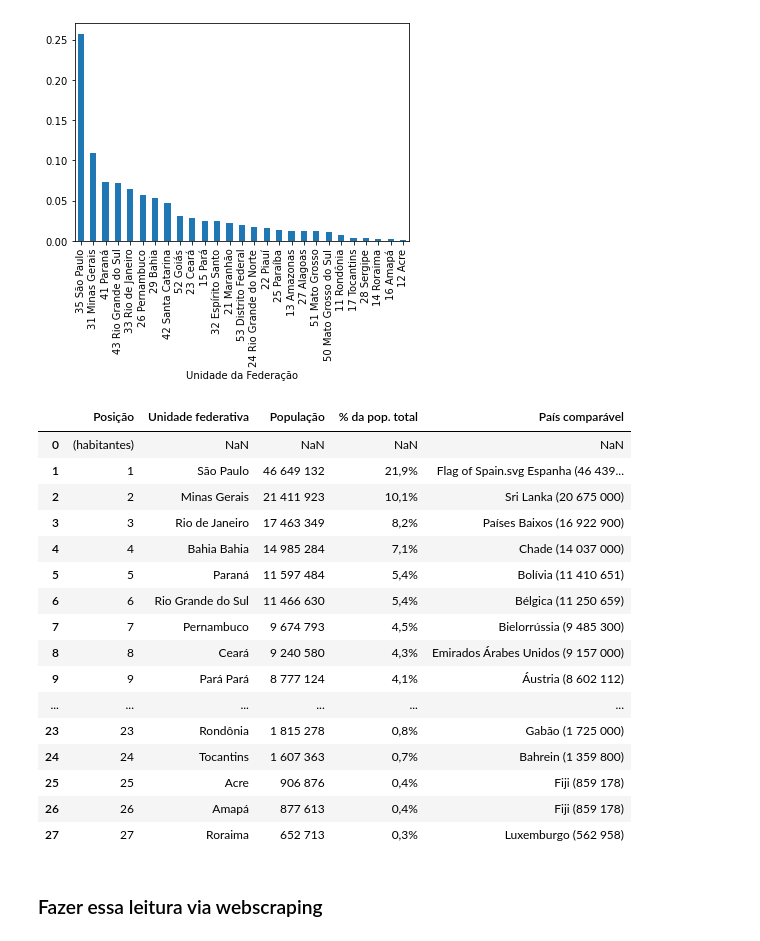
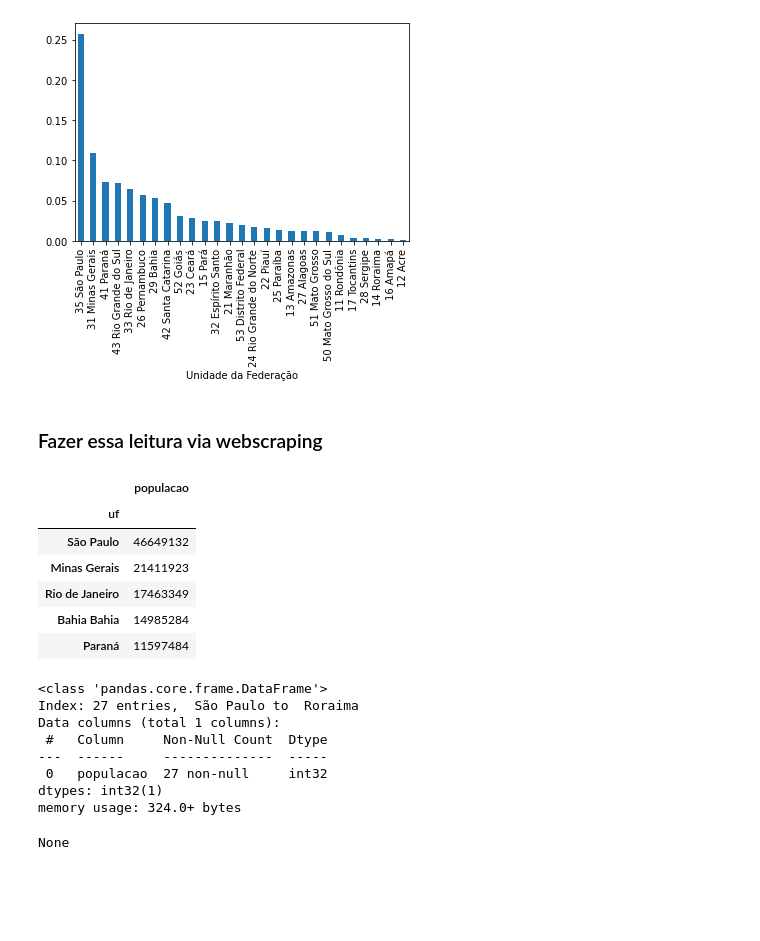
Before and after one commit to jhonnyribeiro/bootcamp-data-science, a Jupyter notebook: 02-tratamento-exploracao-visualizacao-dev-dados/Bootcamp_Data_Science_Hospitalar_aula_01.ipynb, the cells around one changed output. Saved outputs shown, nothing was run; the diff lists cells and outputs as text; code cells hidden in the pictures; blank space fills up the shorter version.

Commit message:
Data cleanner

```diff
--- a/02-tratamento-exploracao-visualizacao-dev-dados/Bootcamp_Data_Science_Hospitalar_aula_01.ipynb
+++ b/02-tratamento-exploracao-visualizacao-dev-dados/Bootcamp_Data_Science_Hospitalar_aula_01.ipynb
@@ -644,24 +644,30 @@ from io import StringIO
 
 dados_da_populacao_io = StringIO(dados_da_populacao)
 
-pd.read_csv(dados_da_populacao_io, sep="\t")
+populacao = pd.read_csv(dados_da_populacao_io, sep="\t")
-# %% [output]
-|  | Posição | Unidade federativa | População | % da pop. total | País comparável |
-| 0 | (habitantes) | NaN | NaN | NaN | NaN |
-| 1 | 1 | São Paulo | 46 649 132 | 21,9% | Flag of Spain.svg Espanha (46 439... |
-| 2 | 2 | Minas Gerais | 21 411 923 | 10,1% | Sri Lanka (20 675 000) |
-| 3 | 3 | Rio de Janeiro | 17 463 349 | 8,2% | Países Baixos (16 922 900) |
-| 4 | 4 | Bahia Bahia | 14 985 284 | 7,1% | Chade (14 037 000) |
-| 5 | 5 | Paraná | 11 597 484 | 5,4% | Bolívia (11 410 651) |
-| 6 | 6 | Rio Grande do Sul | 11 466 630 | 5,4% | Bélgica (11 250 659) |
-| 7 | 7 | Pernambuco | 9 674 793 | 4,5% | Bielorrússia (9 485 300) |
-| 8 | 8 | Ceará | 9 240 580 | 4,3% | Emirados Árabes Unidos (9 157 000) |
-| 9 | 9 | Pará Pará | 8 777 124 | 4,1% | Áustria (8 602 112) |
-| ... | ... | ... | ... | ... | ... |
-| 23 | 23 | Rondônia | 1 815 278 | 0,8% | Gabão (1 725 000) |
-| 24 | 24 | Tocantins | 1 607 363 | 0,7% | Bahrein (1 359 800) |
-| 25 | 25 | Acre | 906 876 | 0,4% | Fiji (859 178) |
-| 26 | 26 | Amapá | 877 613 | 0,4% | Fiji (859 178) |
-| 27 | 27 | Roraima | 652 713 | 0,3% | Luxemburgo (562 958) |
 # %% [markdown]
 ### Fazer essa leitura via webscraping
+# %%
+populacao = populacao.dropna()
+populacao['populacao'] = populacao['População'].str.replace(" ", "").astype(int)
+populacao['uf'] = populacao['Unidade federativa']
+populacao = populacao[["uf", "populacao"]].set_index("uf")
+display(populacao.head())
+display(populacao.info())
+# %% [output]
+|  | populacao |
+| uf |  |
+| São Paulo | 46649132 |
+| Minas Gerais | 21411923 |
+| Rio de Janeiro | 17463349 |
+| Bahia Bahia | 14985284 |
+| Paraná | 11597484 |
+<class 'pandas.core.frame.DataFrame'>
+Index: 27 entries,  São Paulo to  Roraima
+Data columns (total 1 columns):
+ #   Column     Non-Null Count  Dtype
+---  ------     --------------  -----
+ 0   populacao  27 non-null     int32
+dtypes: int32(1)
+memory usage: 324.0+ bytes
+None
```
Also changed, not shown: parts of 1 cell of this notebook.
